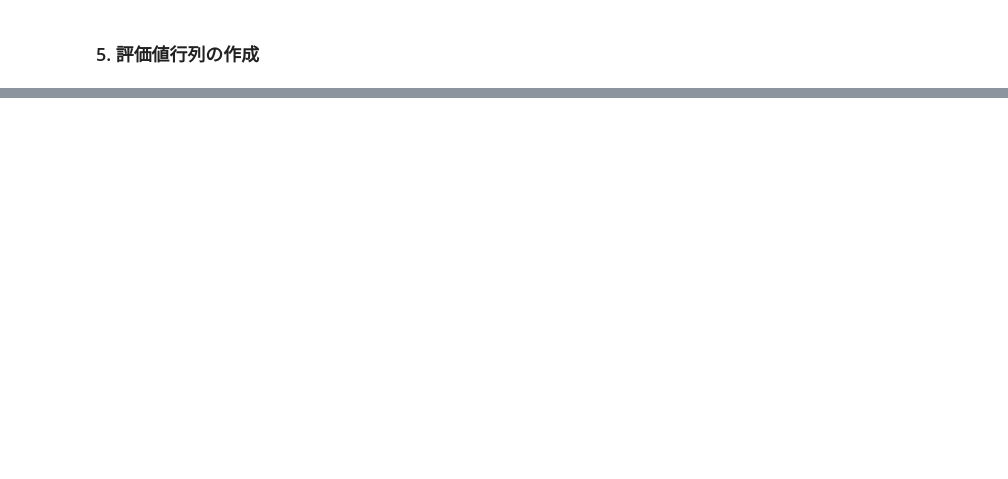
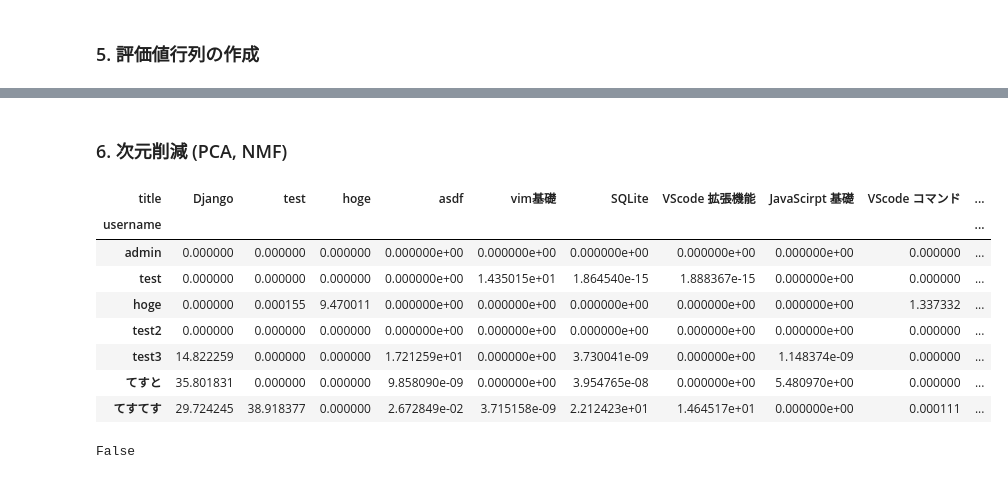
Before and after one commit to emori92/wordbook, a Jupyter notebook: notepad/my_script/recommender.ipynb, the cells around one changed output, grey strips where cells are left out. Drawn from its saved outputs; the diff is of its cells as text; code cells hidden in the pictures; blank space fills up the shorter version.

```diff
--- a/notepad/my_script/recommender.ipynb
+++ b/notepad/my_script/recommender.ipynb
@@ -149,0 +206,31 @@ FROM
+# %% [markdown]
+### 6. 次元削減 (PCA, NMF)
+# %%
+# NMF
+k = item_num
+nmf = NMF(n_components=k, init='random', random_state=42)
+
+# columns of R^
+col = [f'NMF{i}' for i in range(1, (k + 1))]
+
+# R^ = W * H
+W = nmf.fit_transform(R)
+H = nmf.n_components
+R_ = pd.DataFrame(np.dot(W, H), index=index, columns=columns)
+
+R_
+# %% [output]
+| title | Django | test | hoge | asdf | vim基礎 | SQLite | VScode 拡張機能 | JavaScirpt 基礎 | VScode コマンド | ... |
+| username |  |  |  |  |  |  |  |  |  | ... |
+| admin | 0.000000 | 0.000000 | 0.000000 | 0.000000e+00 | 0.000000e+00 | 0.000000e+00 | 0.000000e+00 | 0.000000e+00 | 0.000000 | ... |
+| test | 0.000000 | 0.000000 | 0.000000 | 0.000000e+00 | 1.435015e+01 | 1.864540e-15 | 1.888367e-15 | 0.000000e+00 | 0.000000 | ... |
+| hoge | 0.000000 | 0.000155 | 9.470011 | 0.000000e+00 | 0.000000e+00 | 0.000000e+00 | 0.000000e+00 | 0.000000e+00 | 1.337332 | ... |
+| test2 | 0.000000 | 0.000000 | 0.000000 | 0.000000e+00 | 0.000000e+00 | 0.000000e+00 | 0.000000e+00 | 0.000000e+00 | 0.000000 | ... |
+| test3 | 14.822259 | 0.000000 | 0.000000 | 1.721259e+01 | 0.000000e+00 | 3.730041e-09 | 0.000000e+00 | 1.148374e-09 | 0.000000 | ... |
+| てすと | 35.801831 | 0.000000 | 0.000000 | 9.858090e-09 | 0.000000e+00 | 3.954765e-08 | 0.000000e+00 | 5.480970e+00 | 0.000000 | ... |
+| てすてす | 29.724245 | 38.918377 | 0.000000 | 2.672849e-02 | 3.715158e-09 | 2.212423e+01 | 1.464517e+01 | 0.000000e+00 | 0.000111 | ... |
+# %%
+a = R_.loc['admin', 'NMF12']
+a
+# %% [output]
+False
```
Also changed, not shown: parts of 13 cells of this notebook, 8 other files.
